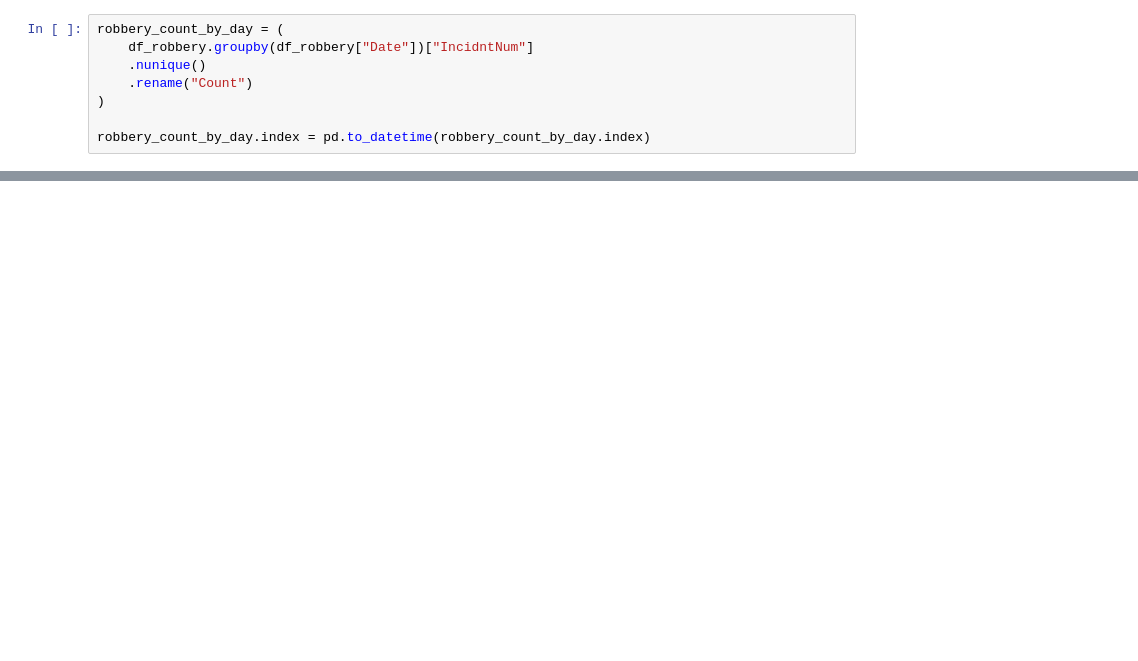
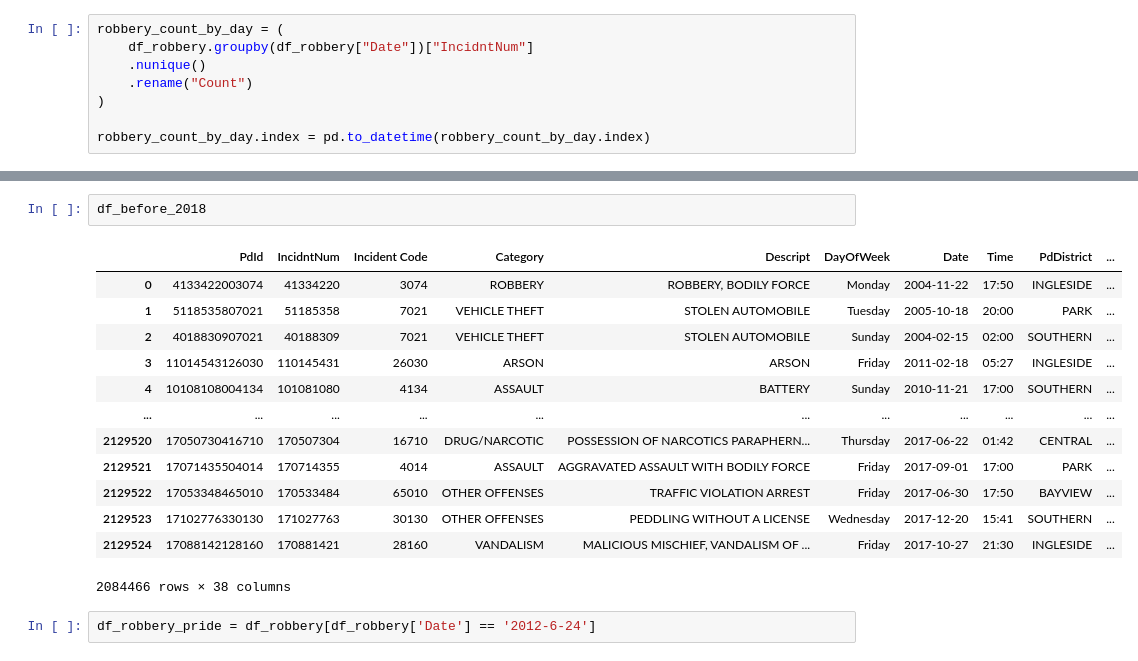
Before and after one commit to Starostka/socviz, a Jupyter notebook: Week8.ipynb, the cells around one changed output, grey strips where cells are left out. Saved outputs shown, nothing was run; the diff lists cells and outputs as text; blank space fills up the shorter version.

```diff
--- a/Week8.ipynb
+++ b/Week8.ipynb
@@ -203,0 +295,18 @@ findfont: Font family 'Helvetica' not found.
+# %%
+df_before_2018
+# %% [output]
+|  | PdId | IncidntNum | Incident Code | Category | Descript | DayOfWeek | Date | Time | PdDistrict | ... |
+| 0 | 4133422003074 | 41334220 | 3074 | ROBBERY | ROBBERY, BODILY FORCE | Monday | 2004-11-22 | 17:50 | INGLESIDE | ... |
+| 1 | 5118535807021 | 51185358 | 7021 | VEHICLE THEFT | STOLEN AUTOMOBILE | Tuesday | 2005-10-18 | 20:00 | PARK | ... |
+| 2 | 4018830907021 | 40188309 | 7021 | VEHICLE THEFT | STOLEN AUTOMOBILE | Sunday | 2004-02-15 | 02:00 | SOUTHERN | ... |
+| 3 | 11014543126030 | 110145431 | 26030 | ARSON | ARSON | Friday | 2011-02-18 | 05:27 | INGLESIDE | ... |
+| 4 | 10108108004134 | 101081080 | 4134 | ASSAULT | BATTERY | Sunday | 2010-11-21 | 17:00 | SOUTHERN | ... |
+| ... | ... | ... | ... | ... | ... | ... | ... | ... | ... | ... |
+| 2129520 | 17050730416710 | 170507304 | 16710 | DRUG/NARCOTIC | POSSESSION OF NARCOTICS PARAPHERN... | Thursday | 2017-06-22 | 01:42 | CENTRAL | ... |
+| 2129521 | 17071435504014 | 170714355 | 4014 | ASSAULT | AGGRAVATED ASSAULT WITH BODILY FORCE | Friday | 2017-09-01 | 17:00 | PARK | ... |
+| 2129522 | 17053348465010 | 170533484 | 65010 | OTHER OFFENSES | TRAFFIC VIOLATION ARREST | Friday | 2017-06-30 | 17:50 | BAYVIEW | ... |
+| 2129523 | 17102776330130 | 171027763 | 30130 | OTHER OFFENSES | PEDDLING WITHOUT A LICENSE | Wednesday | 2017-12-20 | 15:41 | SOUTHERN | ... |
+| 2129524 | 17088142128160 | 170881421 | 28160 | VANDALISM | MALICIOUS MISCHIEF, VANDALISM OF ... | Friday | 2017-10-27 | 21:30 | INGLESIDE | ... |
+2084466 rows × 38 columns
+# %%
+df_robbery_pride = df_robbery[df_robbery['Date'] == '2012-6-24']
```
Also changed, not shown: parts of 21 cells of this notebook.
